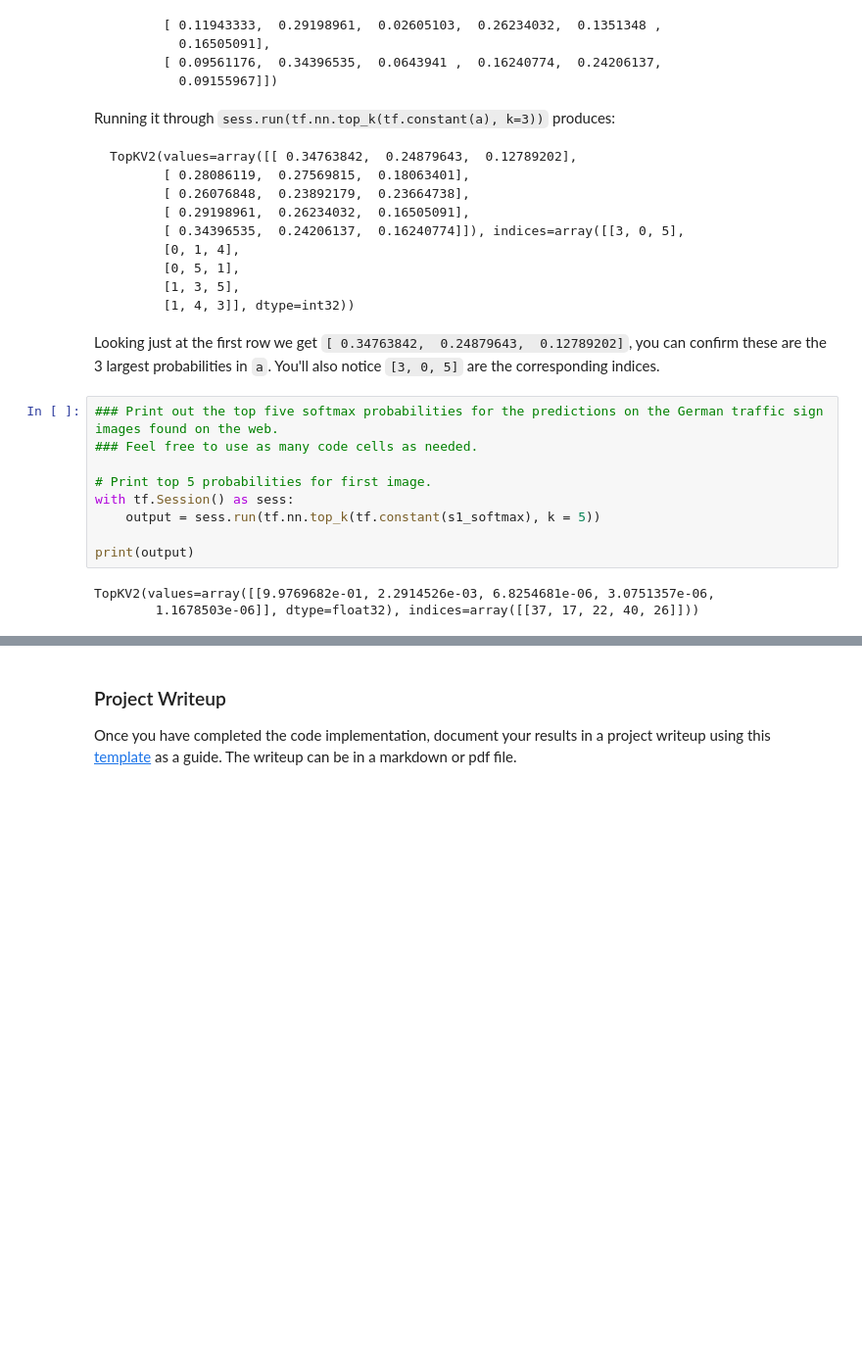
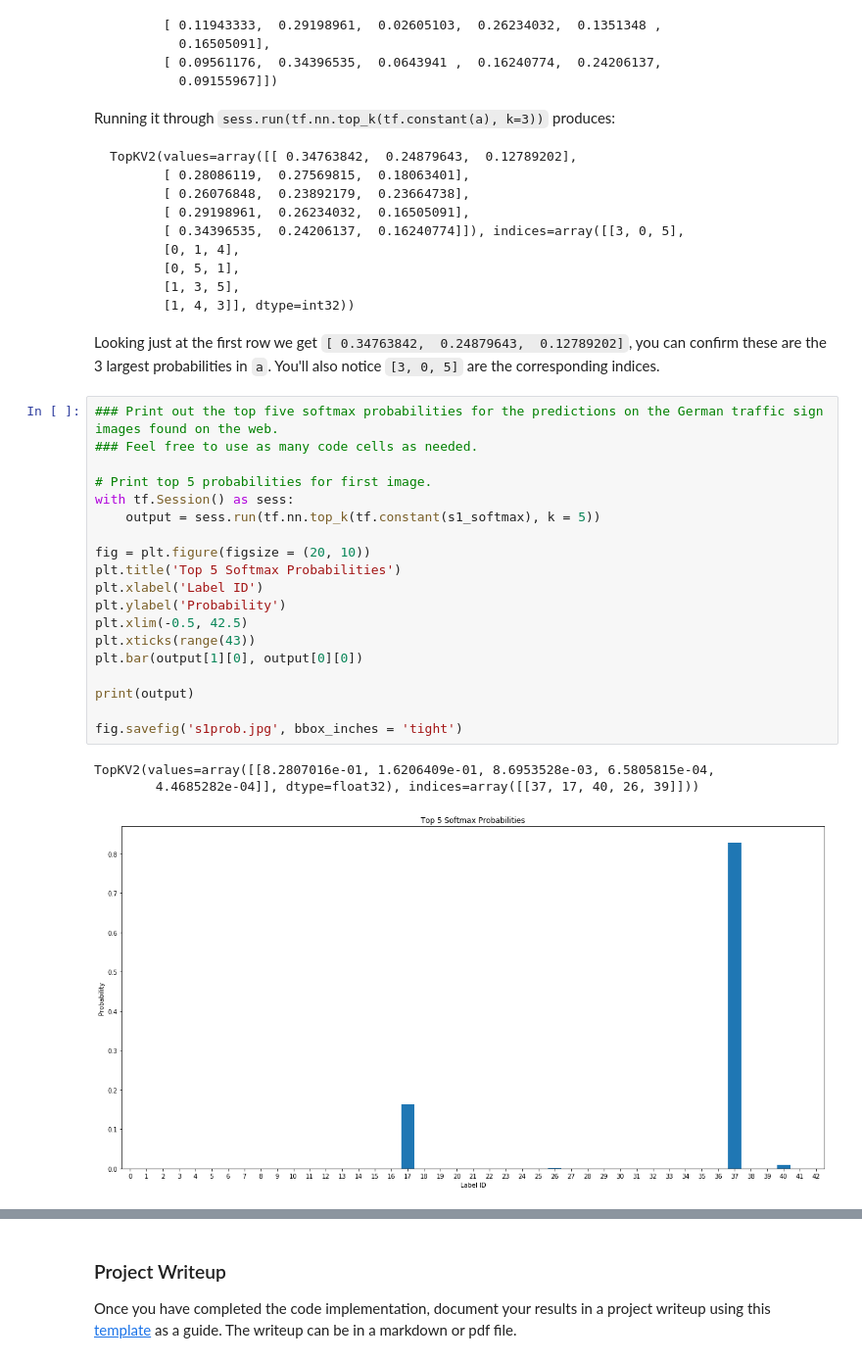
Before and after one commit to Elgeweily/tsigns, a Jupyter notebook: Traffic_Sign_Classifier.ipynb, the cells around one changed output, grey strips where cells are left out. Shown: that part at 98% size. Cells and saved outputs as stored; diff of their text form; blank space fills up the shorter version.

```diff
--- a/Traffic_Sign_Classifier.ipynb
+++ b/Traffic_Sign_Classifier.ipynb
@@ -539,15 +550,26 @@ Looking just at the first row we get `[ 0.34763842,  0.24879643,  0.12789202]`,
 # %%
 ### Print out the top five softmax probabilities for the predictions on the German traffic sign images found on the web.
 ### Feel free to use as many code cells as needed.
 
 # Print top 5 probabilities for first image.
 with tf.Session() as sess:
     output = sess.run(tf.nn.top_k(tf.constant(s1_softmax), k = 5))
 
+fig = plt.figure(figsize = (20, 10))
+plt.title('Top 5 Softmax Probabilities')
+plt.xlabel('Label ID')
+plt.ylabel('Probability')
+plt.xlim(-0.5, 42.5)
+plt.xticks(range(43))
+plt.bar(output[1][0], output[0][0])
+
 print(output)
+
+fig.savefig('s1prob.jpg', bbox_inches = 'tight')
 # %% [output]
-TopKV2(values=array([[9.9769682e-01, 2.2914526e-03, 6.8254681e-06, 3.0751357e-06,
-        1.1678503e-06]], dtype=float32), indices=array([[37, 17, 22, 40, 26]]))
+TopKV2(values=array([[8.2807016e-01, 1.6206409e-01, 8.6953528e-03, 6.5805815e-04,
+        4.4685282e-04]], dtype=float32), indices=array([[37, 17, 40, 26, 39]]))
+[figure, added]
 # %%
 # Print top 5 probabilities for second image.
 with tf.Session() as sess:
```
Also changed, not shown: parts of 21 cells of this notebook, 21 other files.
